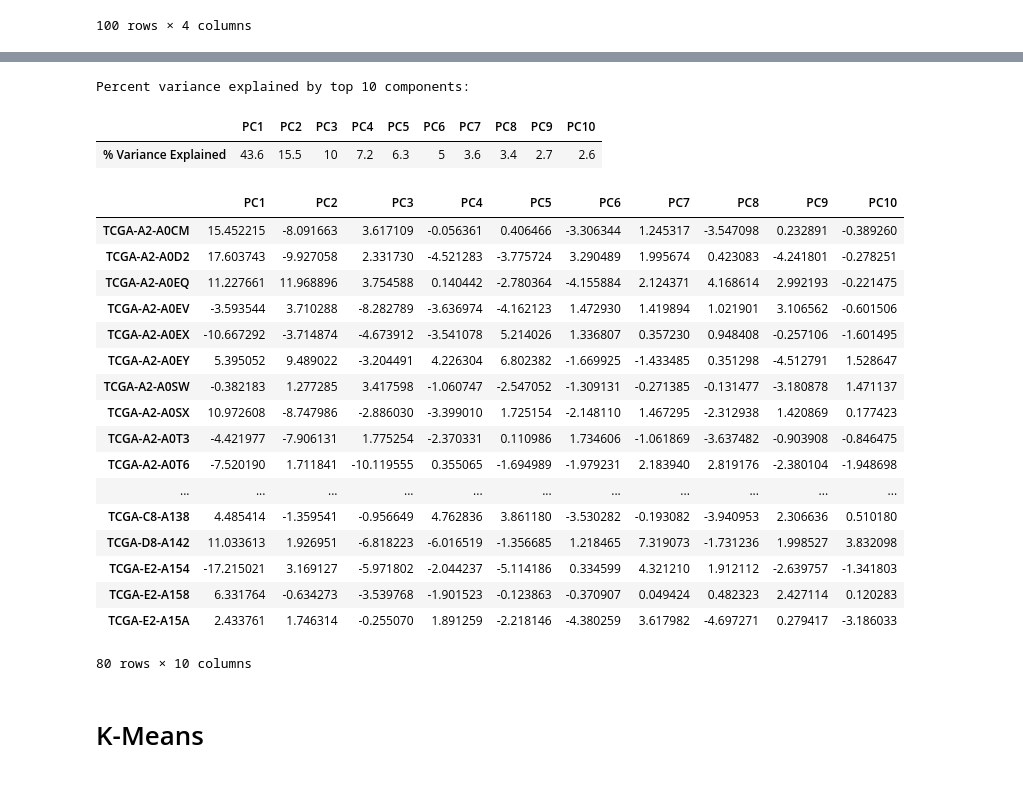
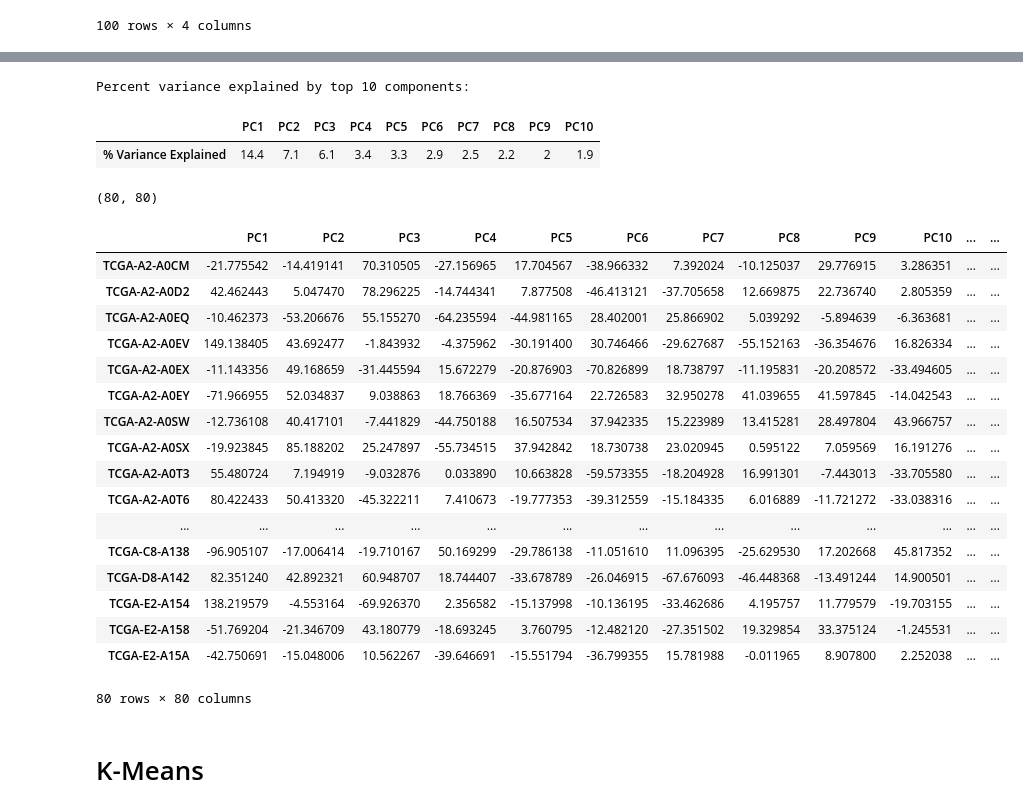
Before and after one commit to Richarizardd/MLFinal, a Jupyter notebook: final.ipynb, the cells around one changed output, grey strips where cells are left out. Saved outputs shown, nothing was run; the diff lists cells and outputs as text; code cells hidden in the pictures.

```diff
--- a/final.ipynb
+++ b/final.ipynb
@@ -68,13 +93,13 @@ processed = merged
 processed_numerical = processed.loc[:,[x for x in processed.columns if bool(re.search("NP_|XP_",x)) == True]]
 
 ## Select only the PAM50 proteins - known panel of genes used for breast cancer subtype prediction
-processed_numerical_p50 = processed_numerical.ix[:,processed_numerical.columns.isin(pam50['RefSeqProteinID'])]
+#processed_numerical_p50 = processed_numerical.ix[:,processed_numerical.columns.isin(pam50['RefSeqProteinID'])]
 
 ## Impute missing values (maybe another method would work better?)
 imputer = Imputer(missing_values='NaN', strategy='median', axis=1)
-imputer = imputer.fit(processed_numerical_p50)
-processed_numerical_p50_imputed = imputer.transform(processed_numerical_p50)
+imputer = imputer.fit(processed_numerical)
+processed_numerical_imputed = imputer.transform(processed_numerical)
 
-processed_numerical_p50_imputed = pd.DataFrame(processed_numerical_p50_imputed, \
-                                               columns = processed_numerical_p50.columns, \
-                                               index = processed_numerical_p50.index)
+processed_numerical_imputed = pd.DataFrame(processed_numerical_imputed, \
+                                               columns = processed_numerical.columns, \
+                                               index = processed_numerical.index)
@@ -102,33 +127,36 @@ processed_numerical_p50_imputed
 # %%
-processed_numerical_p50_imputed = np.array(processed_numerical_p50_imputed)
-pca = PCA(n_components=10)
-pca.fit(processed_numerical_p50_imputed)
-explained_var = np.array([round(i*100,1) for i in pca.explained_variance_ratio_])
+processed_numerical_imputed = np.array(processed_numerical_imputed)
+pca = PCA(n_components=80)
+pca.fit(processed_numerical_imputed)
+explained_var = np.array([round(i*100,1) for i in pca.explained_variance_ratio_][:10])
 print 'Percent variance explained by top 10 components:'
 pd.DataFrame(explained_var.T, columns = ["% Variance Explained"], index = ["PC"+str(i) for i in range(1,11)]).T
 # %% [output]
 Percent variance explained by top 10 components:
 |  | PC1 | PC2 | PC3 | PC4 | PC5 | PC6 | PC7 | PC8 | PC9 | PC10 |
-| % Variance Explained | 43.6 | 15.5 | 10 | 7.2 | 6.3 | 5 | 3.6 | 3.4 | 2.7 | 2.6 |
+| % Variance Explained | 14.4 | 7.1 | 6.1 | 3.4 | 3.3 | 2.9 | 2.5 | 2.2 | 2 | 1.9 |
 # %%
-processed_numerical_p50_imputed = pca.fit_transform(processed_numerical_p50_imputed)
-pd.DataFrame(processed_numerical_p50_imputed, index = processed_numerical_p50.index, columns = ["PC"+str(i) for i in range(1,11)])
+processed_numerical_imputed_pca = pca.fit_transform(processed_numerical_imputed)
+print processed_numerical_imputed_pca.shape
+processed_numerical_imputed_pca
+pd.DataFrame(processed_numerical_imputed_pca, index = processed_numerical.index, columns = ["PC"+str(i) for i in range(1,81)])
 # %% [output]
+(80, 80)
-|  | PC1 | PC2 | PC3 | PC4 | PC5 | PC6 | PC7 | PC8 | PC9 | PC10 |
-| TCGA-A2-A0CM | 15.452215 | -8.091663 | 3.617109 | -0.056361 | 0.406466 | -3.306344 | 1.245317 | -3.547098 | 0.232891 | -0.389260 |
-| TCGA-A2-A0D2 | 17.603743 | -9.927058 | 2.331730 | -4.521283 | -3.775724 | 3.290489 | 1.995674 | 0.423083 | -4.241801 | -0.278251 |
-| TCGA-A2-A0EQ | 11.227661 | 11.968896 | 3.754588 | 0.140442 | -2.780364 | -4.155884 | 2.124371 | 4.168614 | 2.992193 | -0.221475 |
-| TCGA-A2-A0EV | -3.593544 | 3.710288 | -8.282789 | -3.636974 | -4.162123 | 1.472930 | 1.419894 | 1.021901 | 3.106562 | -0.601506 |
-| TCGA-A2-A0EX | -10.667292 | -3.714874 | -4.673912 | -3.541078 | 5.214026 | 1.336807 | 0.357230 | 0.948408 | -0.257106 | -1.601495 |
-| TCGA-A2-A0EY | 5.395052 | 9.489022 | -3.204491 | 4.226304 | 6.802382 | -1.669925 | -1.433485 | 0.351298 | -4.512791 | 1.528647 |
-| TCGA-A2-A0SW | -0.382183 | 1.277285 | 3.417598 | -1.060747 | -2.547052 | -1.309131 | -0.271385 | -0.131477 | -3.180878 | 1.471137 |
-| TCGA-A2-A0SX | 10.972608 | -8.747986 | -2.886030 | -3.399010 | 1.725154 | -2.148110 | 1.467295 | -2.312938 | 1.420869 | 0.177423 |
-| TCGA-A2-A0T3 | -4.421977 | -7.906131 | 1.775254 | -2.370331 | 0.110986 | 1.734606 | -1.061869 | -3.637482 | -0.903908 | -0.846475 |
-| TCGA-A2-A0T6 | -7.520190 | 1.711841 | -10.119555 | 0.355065 | -1.694989 | -1.979231 | 2.183940 | 2.819176 | -2.380104 | -1.948698 |
-| ... | ... | ... | ... | ... | ... | ... | ... | ... | ... | ... |
-| TCGA-C8-A138 | 4.485414 | -1.359541 | -0.956649 | 4.762836 | 3.861180 | -3.530282 | -0.193082 | -3.940953 | 2.306636 | 0.510180 |
-| TCGA-D8-A142 | 11.033613 | 1.926951 | -6.818223 | -6.016519 | -1.356685 | 1.218465 | 7.319073 | -1.731236 | 1.998527 | 3.832098 |
-| TCGA-E2-A154 | -17.215021 | 3.169127 | -5.971802 | -2.044237 | -5.114186 | 0.334599 | 4.321210 | 1.912112 | -2.639757 | -1.341803 |
-| TCGA-E2-A158 | 6.331764 | -0.634273 | -3.539768 | -1.901523 | -0.123863 | -0.370907 | 0.049424 | 0.482323 | 2.427114 | 0.120283 |
-| TCGA-E2-A15A | 2.433761 | 1.746314 | -0.255070 | 1.891259 | -2.218146 | -4.380259 | 3.617982 | -4.697271 | 0.279417 | -3.186033 |
+|  | PC1 | PC2 | PC3 | PC4 | PC5 | PC6 | PC7 | PC8 | PC9 | PC10 | ... | ... |
+| TCGA-A2-A0CM | -21.775542 | -14.419141 | 70.310505 | -27.156965 | 17.704567 | -38.966332 | 7.392024 | -10.125037 | 29.776915 | 3.286351 | ... | ... |
+| TCGA-A2-A0D2 | 42.462443 | 5.047470 | 78.296225 | -14.744341 | 7.877508 | -46.413121 | -37.705658 | 12.669875 | 22.736740 | 2.805359 | ... | ... |
+| TCGA-A2-A0EQ | -10.462373 | -53.206676 | 55.155270 | -64.235594 | -44.981165 | 28.402001 | 25.866902 | 5.039292 | -5.894639 | -6.363681 | ... | ... |
+| TCGA-A2-A0EV | 149.138405 | 43.692477 | -1.843932 | -4.375962 | -30.191400 | 30.746466 | -29.627687 | -55.152163 | -36.354676 | 16.826334 | ... | ... |
+| TCGA-A2-A0EX | -11.143356 | 49.168659 | -31.445594 | 15.672279 | -20.876903 | -70.826899 | 18.738797 | -11.195831 | -20.208572 | -33.494605 | ... | ... |
+| TCGA-A2-A0EY | -71.966955 | 52.034837 | 9.038863 | 18.766369 | -35.677164 | 22.726583 | 32.950278 | 41.039655 | 41.597845 | -14.042543 | ... | ... |
+| TCGA-A2-A0SW | -12.736108 | 40.417101 | -7.441829 | -44.750188 | 16.507534 | 37.942335 | 15.223989 | 13.415281 | 28.497804 | 43.966757 | ... | ... |
+| TCGA-A2-A0SX | -19.923845 | 85.188202 | 25.247897 | -55.734515 | 37.942842 | 18.730738 | 23.020945 | 0.595122 | 7.059569 | 16.191276 | ... | ... |
+| TCGA-A2-A0T3 | 55.480724 | 7.194919 | -9.032876 | 0.033890 | 10.663828 | -59.573355 | -18.204928 | 16.991301 | -7.443013 | -33.705580 | ... | ... |
+| TCGA-A2-A0T6 | 80.422433 | 50.413320 | -45.322211 | 7.410673 | -19.777353 | -39.312559 | -15.184335 | 6.016889 | -11.721272 | -33.038316 | ... | ... |
+| ... | ... | ... | ... | ... | ... | ... | ... | ... | ... | ... | ... | ... |
+| TCGA-C8-A138 | -96.905107 | -17.006414 | -19.710167 | 50.169299 | -29.786138 | -11.051610 | 11.096395 | -25.629530 | 17.202668 | 45.817352 | ... | ... |
+| TCGA-D8-A142 | 82.351240 | 42.892321 | 60.948707 | 18.744407 | -33.678789 | -26.046915 | -67.676093 | -46.448368 | -13.491244 | 14.900501 | ... | ... |
+| TCGA-E2-A154 | 138.219579 | -4.553164 | -69.926370 | 2.356582 | -15.137998 | -10.136195 | -33.462686 | 4.195757 | 11.779579 | -19.703155 | ... | ... |
+| TCGA-E2-A158 | -51.769204 | -21.346709 | 43.180779 | -18.693245 | 3.760795 | -12.482120 | -27.351502 | 19.329854 | 33.375124 | -1.245531 | ... | ... |
+| TCGA-E2-A15A | -42.750691 | -15.048006 | 10.562267 | -39.646691 | -15.551794 | -36.799355 | 15.781988 | -0.011965 | 8.907800 | 2.252038 | ... | ... |
-80 rows × 10 columns
+80 rows × 80 columns
```
Also changed, not shown: parts of 16 cells of this notebook.
